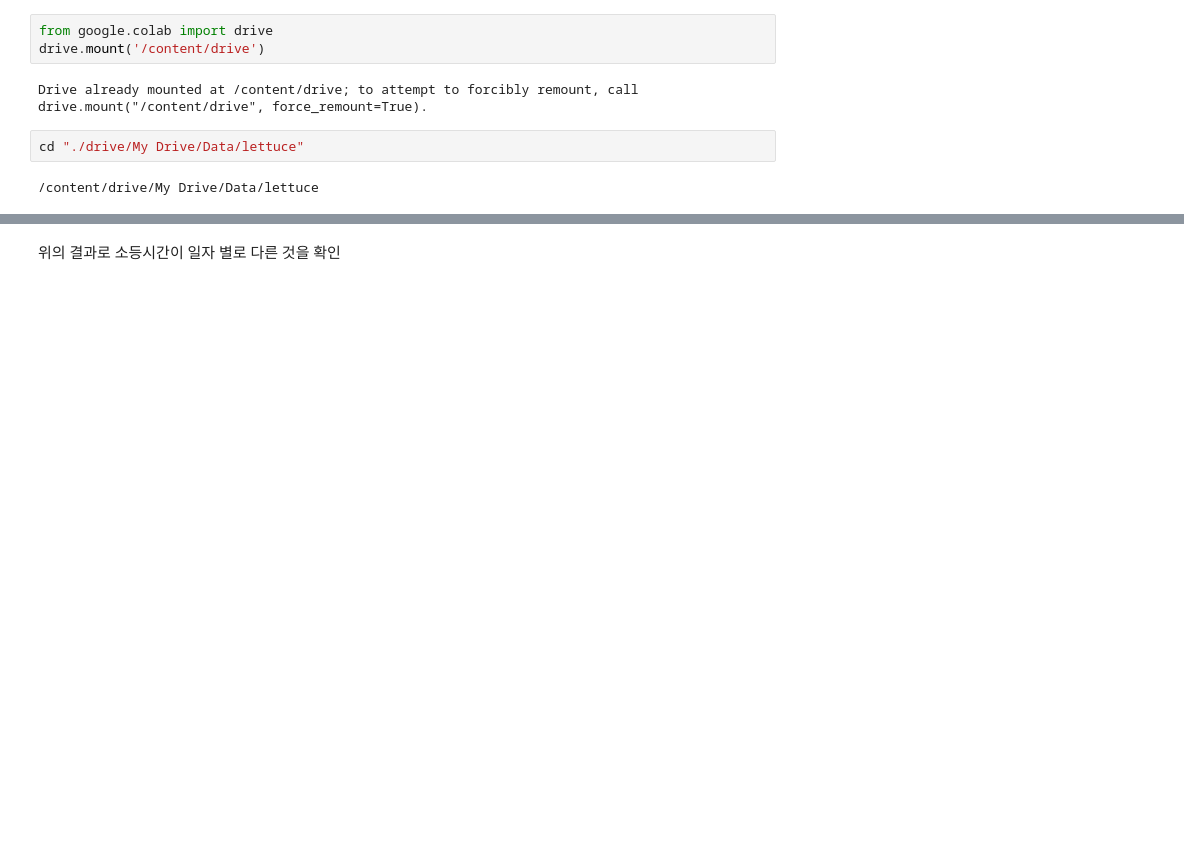
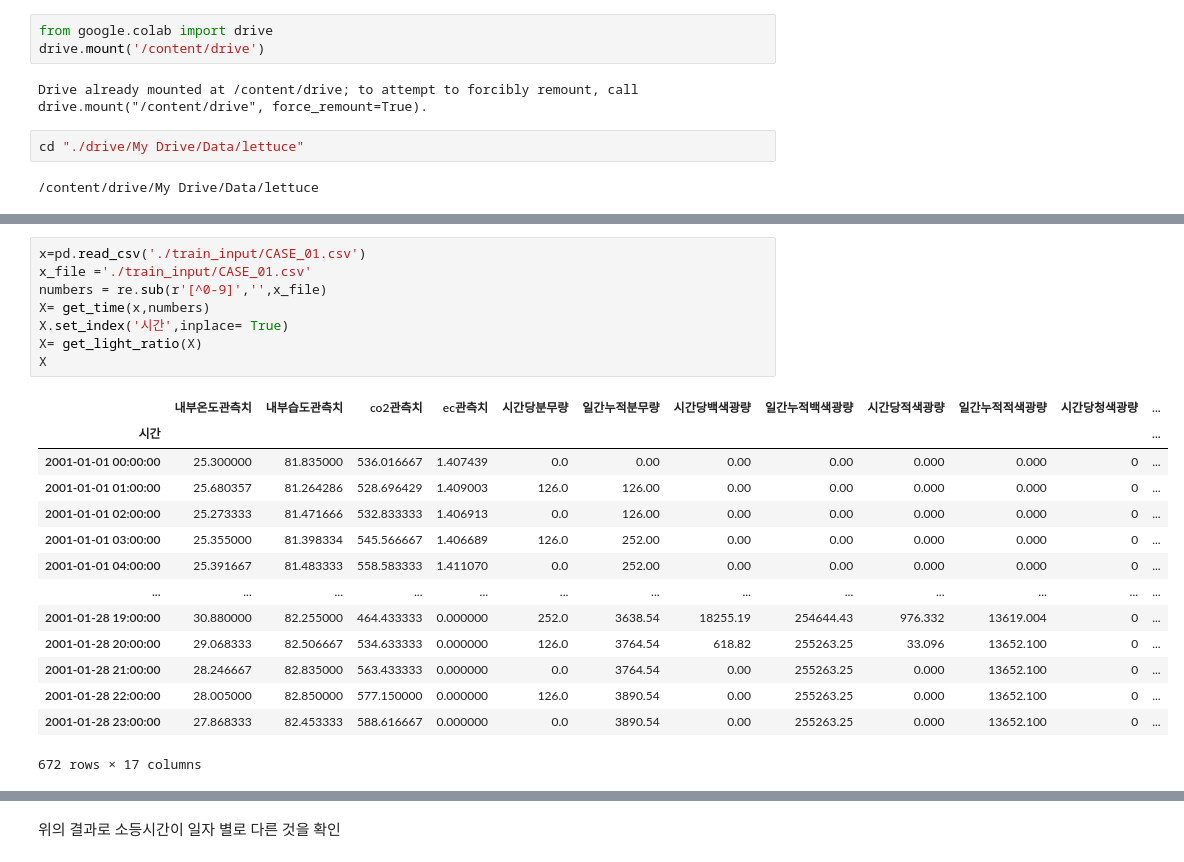
Before and after one commit to joel0807/AI_project, a Jupyter notebook: 상추생육ver3ipynb.ipynb, the cells around one changed output, grey strips where cells are left out. Cells and saved outputs as stored; diff of their text form; blank space fills up the shorter version.

```diff
--- a/상추생육ver3ipynb.ipynb
+++ b/상추생육ver3ipynb.ipynb
@@ -121,0 +178,23 @@ def get_time(x, numbers):
+# %%
+x=pd.read_csv('./train_input/CASE_01.csv')
+x_file ='./train_input/CASE_01.csv'
+numbers = re.sub(r'[^0-9]','',x_file)
+X= get_time(x,numbers)
+X.set_index('시간',inplace= True)
+X= get_light_ratio(X)
+X
+# %% [output]
+|  | 내부온도관측치 | 내부습도관측치 | co2관측치 | ec관측치 | 시간당분무량 | 일간누적분무량 | 시간당백색광량 | 일간누적백색광량 | 시간당적색광량 | 일간누적적색광량 | 시간당청색광량 | ... |
+| 시간 |  |  |  |  |  |  |  |  |  |  |  | ... |
+| 2001-01-01 00:00:00 | 25.300000 | 81.835000 | 536.016667 | 1.407439 | 0.0 | 0.00 | 0.00 | 0.00 | 0.000 | 0.000 | 0 | ... |
+| 2001-01-01 01:00:00 | 25.680357 | 81.264286 | 528.696429 | 1.409003 | 126.0 | 126.00 | 0.00 | 0.00 | 0.000 | 0.000 | 0 | ... |
+| 2001-01-01 02:00:00 | 25.273333 | 81.471666 | 532.833333 | 1.406913 | 0.0 | 126.00 | 0.00 | 0.00 | 0.000 | 0.000 | 0 | ... |
+| 2001-01-01 03:00:00 | 25.355000 | 81.398334 | 545.566667 | 1.406689 | 126.0 | 252.00 | 0.00 | 0.00 | 0.000 | 0.000 | 0 | ... |
+| 2001-01-01 04:00:00 | 25.391667 | 81.483333 | 558.583333 | 1.411070 | 0.0 | 252.00 | 0.00 | 0.00 | 0.000 | 0.000 | 0 | ... |
+| ... | ... | ... | ... | ... | ... | ... | ... | ... | ... | ... | ... | ... |
+| 2001-01-28 19:00:00 | 30.880000 | 82.255000 | 464.433333 | 0.000000 | 252.0 | 3638.54 | 18255.19 | 254644.43 | 976.332 | 13619.004 | 0 | ... |
+| 2001-01-28 20:00:00 | 29.068333 | 82.506667 | 534.633333 | 0.000000 | 126.0 | 3764.54 | 618.82 | 255263.25 | 33.096 | 13652.100 | 0 | ... |
+| 2001-01-28 21:00:00 | 28.246667 | 82.835000 | 563.433333 | 0.000000 | 0.0 | 3764.54 | 0.00 | 255263.25 | 0.000 | 13652.100 | 0 | ... |
+| 2001-01-28 22:00:00 | 28.005000 | 82.850000 | 577.150000 | 0.000000 | 126.0 | 3890.54 | 0.00 | 255263.25 | 0.000 | 13652.100 | 0 | ... |
+| 2001-01-28 23:00:00 | 27.868333 | 82.453333 | 588.616667 | 0.000000 | 0.0 | 3890.54 | 0.00 | 255263.25 | 0.000 | 13652.100 | 0 | ... |
+672 rows × 17 columns
```
Also changed, not shown: parts of 18 cells of this notebook.
